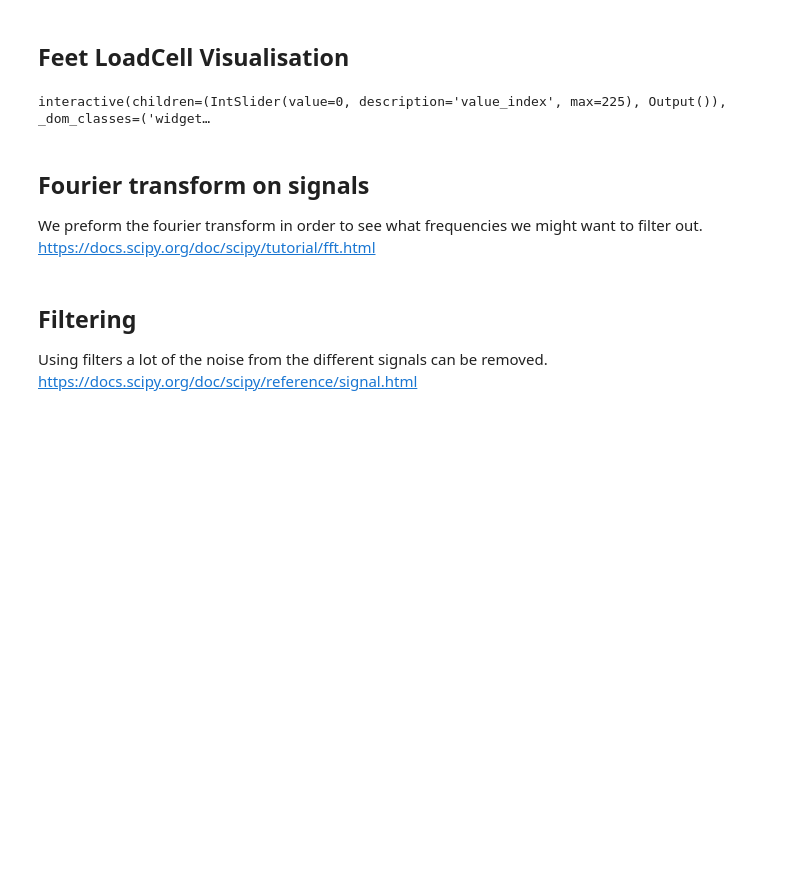
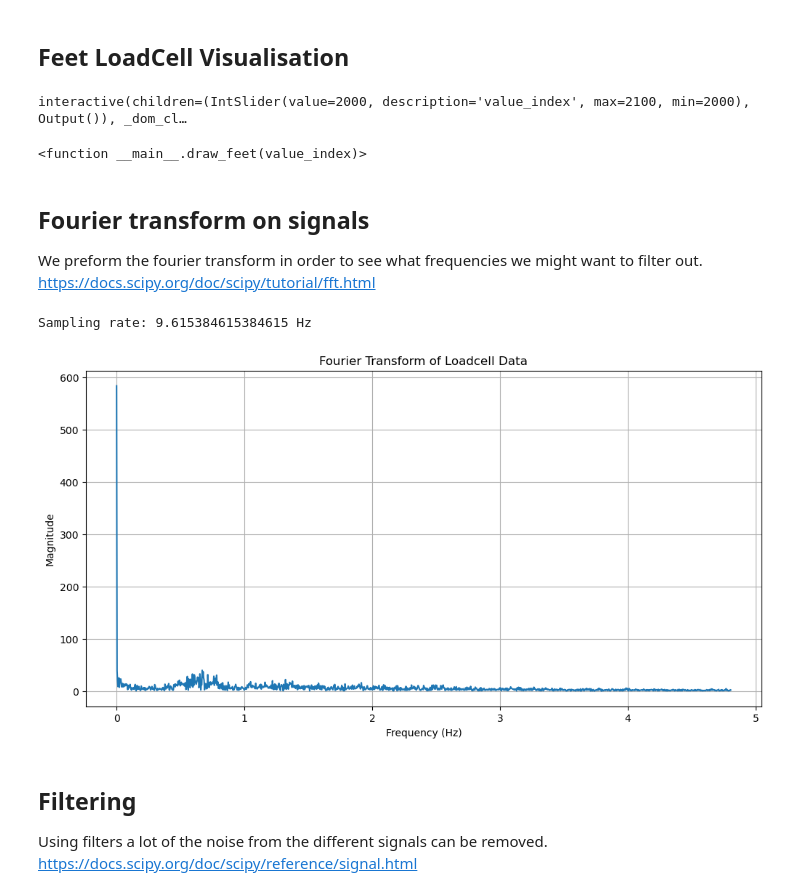
Before and after one commit to Husmarke/Kandidat-Cross-Country-Technique, a Jupyter notebook: kandidat_kod.ipynb, the cells around one changed output. Drawn from its saved outputs; the diff is of its cells as text; code cells hidden in the pictures; blank space fills up the shorter version.

```diff
--- a/kandidat_kod.ipynb
+++ b/kandidat_kod.ipynb
@@ -72,14 +223,14 @@ plt.show()
 import numpy as np
 import matplotlib.pyplot as plt
 from ipywidgets import interact, IntSlider
-file_name = 'FullSetup_Walking'
+file_name = 'test1'
 log_df = pd.read_csv(f"Logging/ExampleLogs/{file_name}.txt", header = None, delimiter=' ')
 
 # adding column headings
-log_df.columns = ['Timestamp', 'Foot_V', 'loadcell1V','loadcell2V', 'loadcell3V','fel','Foot_H','loadcell1H','loadcell2H', 'loadcell3H', 'DistanceName', 'Distance']
+log_df.columns = ['Timestamp', 'Foot_V', 'loadcell1V','loadcell2V', 'loadcell3V','Foot_H','loadcell1H','loadcell2H', 'loadcell3H', 'DistanceName', 'Distance']
 
 # dropping unnececary columns
-log_df = log_df.drop(columns=['Foot_H', 'Foot_V','DistanceName','fel']) # "fel" is because of an unnecesary space, fixed in code so remove when no longer using outdated data
+log_df = log_df.drop(columns=['Foot_H', 'Foot_V','DistanceName']) # "fel" is because of an unnecesary space, fixed in code so remove when no longer using outdated data
 
 # normalize data columns
 ScaleColumns = ("loadcell1H",'loadcell2H', 'loadcell3H','loadcell1V','loadcell2V', 'loadcell3V')
@@ -120,15 +271,48 @@ def draw_feet(value_index):
     plt.show()
 
 # Create slider
-interact(draw_feet, value_index=IntSlider(min=0, max=log_df['Timestamp'].shape[0]-1, step=1, value=0));
+time1 = 2000
+time2 = 2100
+interact(draw_feet, value_index=IntSlider(min=time1, max=time2, step=1, value=0))
 # %% [output]
-interactive(children=(IntSlider(value=0, description='value_index', max=225), Output()), _dom_classes=('widget…
+interactive(children=(IntSlider(value=2000, description='value_index', max=2100, min=2000), Output()), _dom_cl…
+<function __main__.draw_feet(value_index)>
 # %% [markdown]
 ## Fourier transform on signals
 We preform the fourier transform in order to see what frequencies we might want to filter out.
 https://docs.scipy.org/doc/scipy/tutorial/fft.html
 # %%
-# preforming the fourier transform and plotting using fft from scipy and plottig with plt
+
+# preform a fourier transform on the loadcell data
+def fourier_transform(data, sampling_rate):
+    """Performs a Fourier Transform on the data."""
+    n = len(data)
+    freq = np.fft.fftfreq(n, d=1/sampling_rate)
+    fft_result = np.fft.fft(data)
+    return freq, np.abs(fft_result)
+
+# example usage of the fourier transform function
+# Convert the Timestamp column to datetime format
+log_df["Timestamp"] = pd.to_datetime(log_df["Timestamp"], format='%H:%M:%S.%f')
+
+# Calculate the sampling rate from the timestamps in the dataframe
+# convert the Timestamp column to datetime format
+log_df["Timestamp"] = pd.to_datetime(log_df["Timestamp"], format='%H:%M:%S.%f')
+sampling_rate = 1 / ((log_df["Timestamp"].iloc[1] - log_df["Timestamp"].iloc[0]).total_seconds())
+print("Sampling rate:",sampling_rate, "Hz")
+# Perform Fourier Transform on the first loadcell data
+freq, fft_result = fourier_transform(log_df['loadcell1H'], sampling_rate)
+# Plot the Fourier Transform result
+plt.figure(figsize=(12, 6))
+plt.plot(freq[:len(freq)//2], fft_result[:len(fft_result)//2])
+plt.title('Fourier Transform of Loadcell Data')
+plt.xlabel('Frequency (Hz)')
+plt.ylabel('Magnitude')
+plt.grid()
+plt.show()
+# %% [output]
+Sampling rate: 9.615384615384615 Hz
+[figure, added]
 # %% [markdown]
 ## Filtering
 Using filters a lot of the noise from the different signals can be removed.
```
Also changed, not shown: parts of 7 cells of this notebook, 4 other files.
